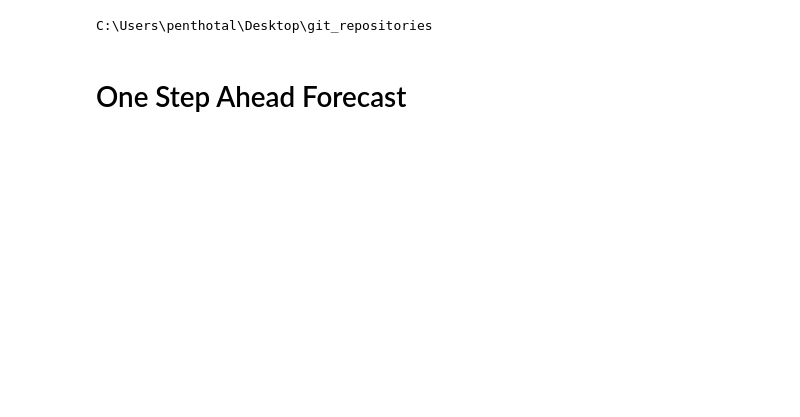
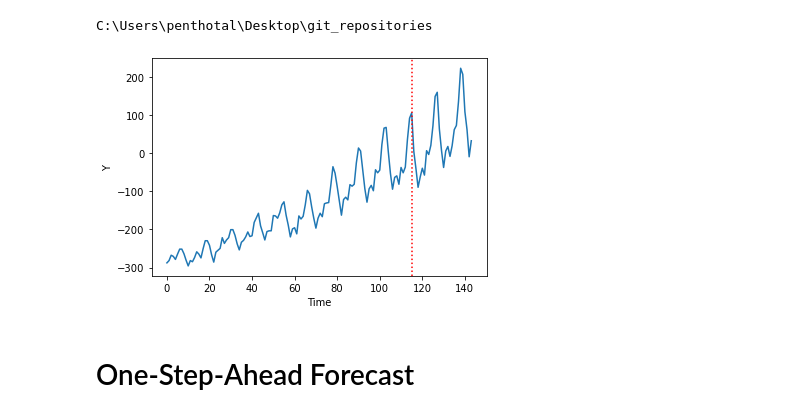
Before and after one commit to vb690/bayesian_ANN, a Jupyter notebook: notebooks/time_series.ipynb, the cells around one changed output. Saved outputs shown, nothing was run; the diff lists cells and outputs as text; code cells hidden in the pictures; blank space fills up the shorter version.

```diff
--- a/notebooks/time_series.ipynb
+++ b/notebooks/time_series.ipynb
@@ -15,6 +18,26 @@ from modules.neural_networks import BayesianMLP
 from sktime.datasets.base import load_airline
 
 import matplotlib.pyplot as plt
+# %%
+X = load_airline().values
+X = (X - X.mean()) - X.std()
+T = np.arange(X.shape[0])
+window = 10
+
+plt.plot(
+    T,
+    X
+)
+plt.axvline(
+    int(X.shape[0] * 0.8),
+    linestyle=':',
+    c='r'
+)
+plt.xlabel('Time')
+plt.ylabel('Y')
+plt.show()
+# %% [output]
+[figure, added]
 # %% [markdown]
-# One Step Ahead Forecast
+# One-Step-Ahead Forecast
 # %%
```
Also changed, not shown: parts of 9 cells of this notebook, 1 other file.
